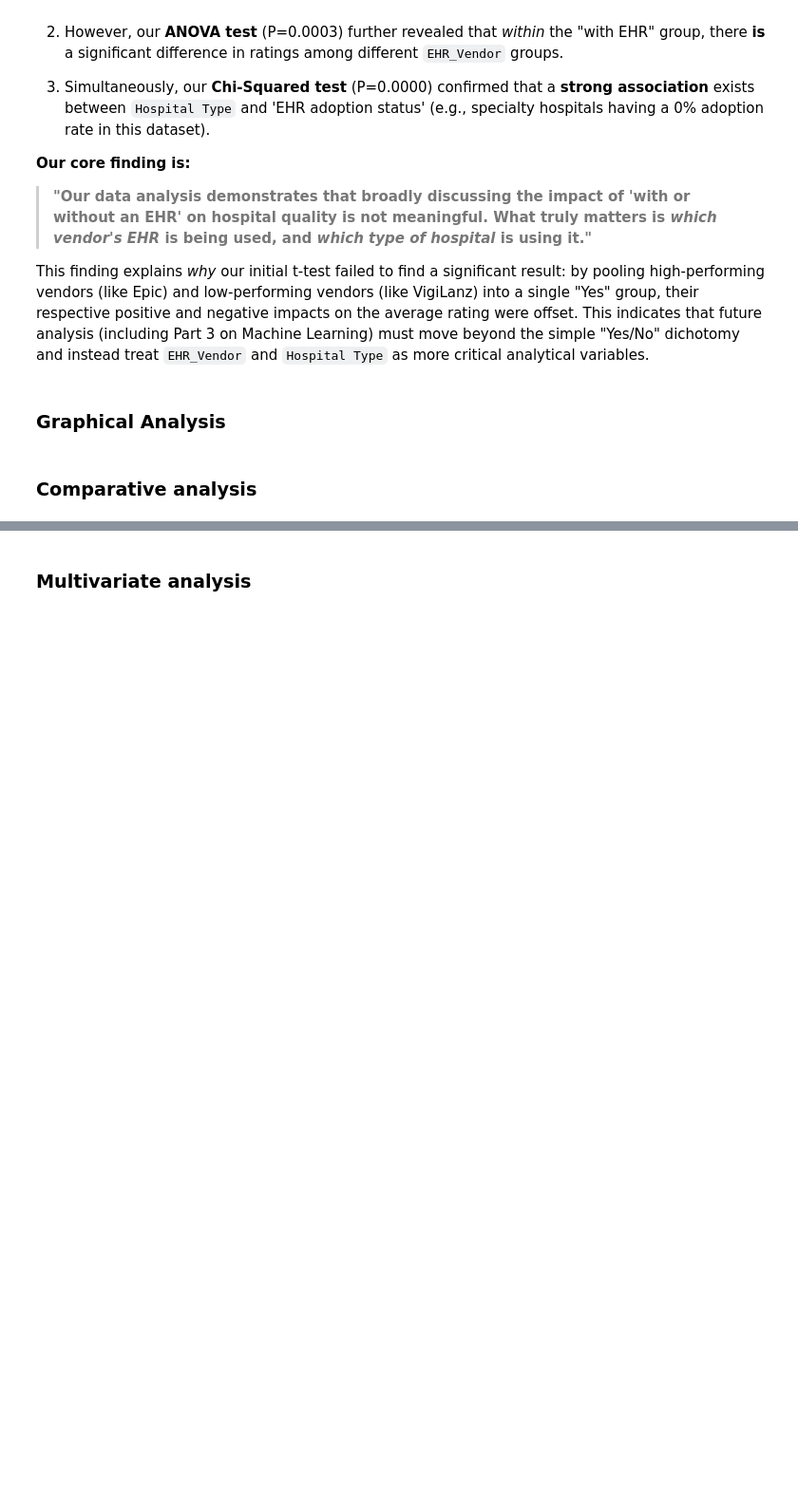
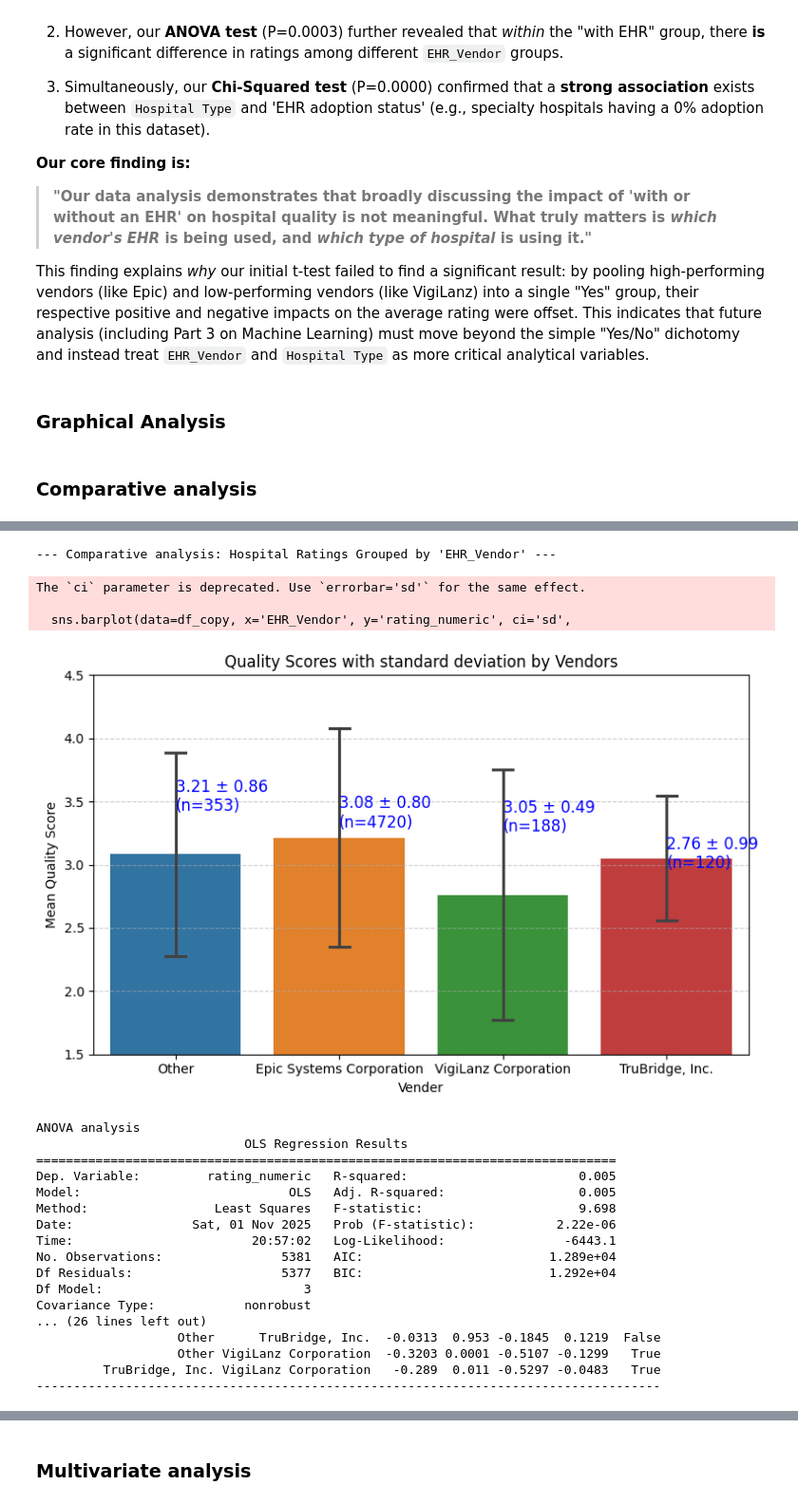
Before and after one commit to Hychow-gh/SI_618_Project, a Jupyter notebook: Project_Part_2.ipynb, the cells around one changed output, grey strips where cells are left out. Shown at 95% size. Cells and saved outputs as stored; diff of their text form; code cells hidden in the pictures; blank space fills up the shorter version.

```diff
--- a/Project_Part_2.ipynb
+++ b/Project_Part_2.ipynb
@@ -330,0 +544,63 @@ This finding explains *why* our initial t-test failed to find a significant resu
+# %%
+# Comparative analysis for Research Question 2
+print("\n--- Comparative analysis: Hospital Ratings Grouped by 'EHR_Vendor' ---")
+print('\n')
+fig, ax = plt.subplots(figsize=(8,5))
+
+# barplot with SD error bars
+sns.barplot(data=df_copy, x='EHR_Vendor', y='rating_numeric', ci='sd',
+			capsize=0.12, ax=ax, hue="EHR_Vendor")
+# compute group means and counts for annotations
+group_means = df_copy.groupby('EHR_Vendor')['rating_numeric'].mean()
+counts = df_copy.groupby('EHR_Vendor')['rating_numeric'].count()
+stand_dev = df_copy.groupby('EHR_Vendor')['rating_numeric'].std()
+# annotate bars with mean and sample size
+for i, label in enumerate(group_means.index):
+	m = group_means[label]
+	n = counts[label]
+	sd = stand_dev[label]
+	ax.text(i, m + 0.18, f"{m:.2f} ± {sd:.2f}\n(n={n})", ha='left',
+		 va='bottom', fontsize=12, color='blue')
+
+ax.set_title('Quality Scores with standard deviation by Vendors')
+ax.set_xlabel('Vender')
+ax.set_ylabel('Mean Quality Score')
+ax.set_ylim(1.5, 4.5)
+
+ax.grid(axis='y', linestyle='--', alpha=0.6)
+
+plt.tight_layout()
+plt.show()
+print('\n')
+
+print("ANOVA analysis")
+model = ols('rating_numeric ~ EHR_Vendor', data=df_copy).fit()
+print(model.summary())
+print('\n')
+
+print("Tukey\'s Honestly Significant Differences (HSD)")
+res2 = pairwise_tukeyhsd(df_copy['rating_numeric'], df_copy['EHR_Vendor'])
+print(res2.summary())
+# %% [output]
+--- Comparative analysis: Hospital Ratings Grouped by 'EHR_Vendor' ---
+The `ci` parameter is deprecated. Use `errorbar='sd'` for the same effect.
+
+  sns.barplot(data=df_copy, x='EHR_Vendor', y='rating_numeric', ci='sd',
+[figure, added]
+ANOVA analysis
+                            OLS Regression Results
+==============================================================================
+Dep. Variable:         rating_numeric   R-squared:                       0.005
+Model:                            OLS   Adj. R-squared:                  0.005
+Method:                 Least Squares   F-statistic:                     9.698
+Date:                Sat, 01 Nov 2025   Prob (F-statistic):           2.22e-06
+Time:                        20:57:02   Log-Likelihood:                -6443.1
+No. Observations:                5381   AIC:                         1.289e+04
+Df Residuals:                    5377   BIC:                         1.292e+04
+Df Model:                           3
+Covariance Type:            nonrobust
+... (26 lines left out)
+                   Other      TruBridge, Inc.  -0.0313  0.953 -0.1845  0.1219  False
+                   Other VigiLanz Corporation  -0.3203 0.0001 -0.5107 -0.1299   True
+         TruBridge, Inc. VigiLanz Corporation   -0.289  0.011 -0.5297 -0.0483   True
+------------------------------------------------------------------------------------
```
Also changed, not shown: parts of 18 cells of this notebook.
